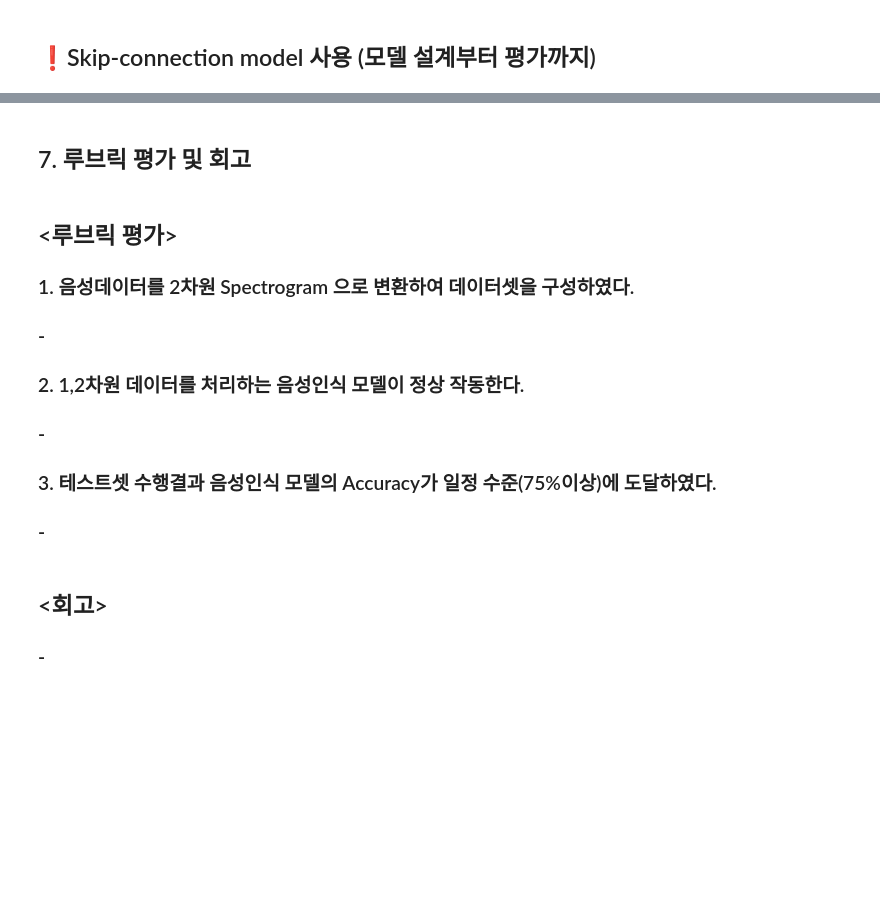
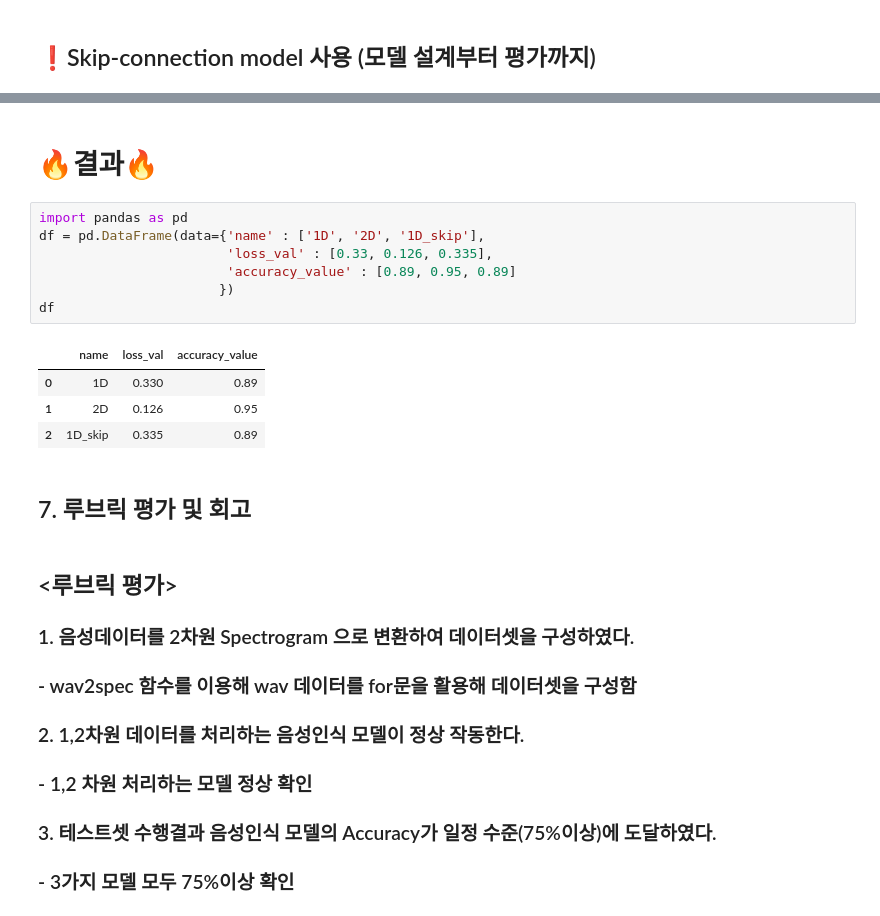
Before and after one commit to Shinest-changwon/AIFFEL_Exploration, a Jupyter notebook: E05_Audio_Recognition/[E05]Spectrogram_classification.ipynb, the cells around one changed output, grey strips where cells are left out. Cells and saved outputs as stored; diff of their text form; blank space fills up the shorter version.

```diff
--- a/E05_Audio_Recognition/[E05]Spectrogram_classification.ipynb
+++ b/E05_Audio_Recognition/[E05]Spectrogram_classification.ipynb
@@ -771,15 +846,26 @@ else:
+# %% [markdown]
+# 🔥결과🔥
+# %%
+import pandas as pd
+df = pd.DataFrame(data={'name' : ['1D', '2D', '1D_skip'],
+                        'loss_val' : [0.33, 0.126, 0.335],
+                        'accuracy_value' : [0.89, 0.95, 0.89]
+                       })
+df
+# %% [output]
+|  | name | loss_val | accuracy_value |
+| 0 | 1D | 0.330 | 0.89 |
+| 1 | 2D | 0.126 | 0.95 |
+| 2 | 1D_skip | 0.335 | 0.89 |
 # %% [markdown]
 ## 7. 루브릭 평가 및 회고
 # %% [markdown]
 ## <루브릭 평가>
 ### 1. 음성데이터를 2차원 Spectrogram 으로 변환하여 데이터셋을 구성하였다.
-### -
+### - wav2spec 함수를 이용해 wav 데이터를 for문을 활용해 데이터셋을 구성함
 
 ### 2. 1,2차원 데이터를 처리하는 음성인식 모델이 정상 작동한다.
-### -
+### - 1,2 차원 처리하는 모델 정상 확인
 
 ### 3. 테스트셋 수행결과 음성인식 모델의 Accuracy가 일정 수준(75%이상)에 도달하였다.
-### -
+### - 3가지 모델 모두 75%이상 확인
-# %% [markdown]
-## <회고>
-### -
```
Also changed, not shown: parts of 19 cells of this notebook.
